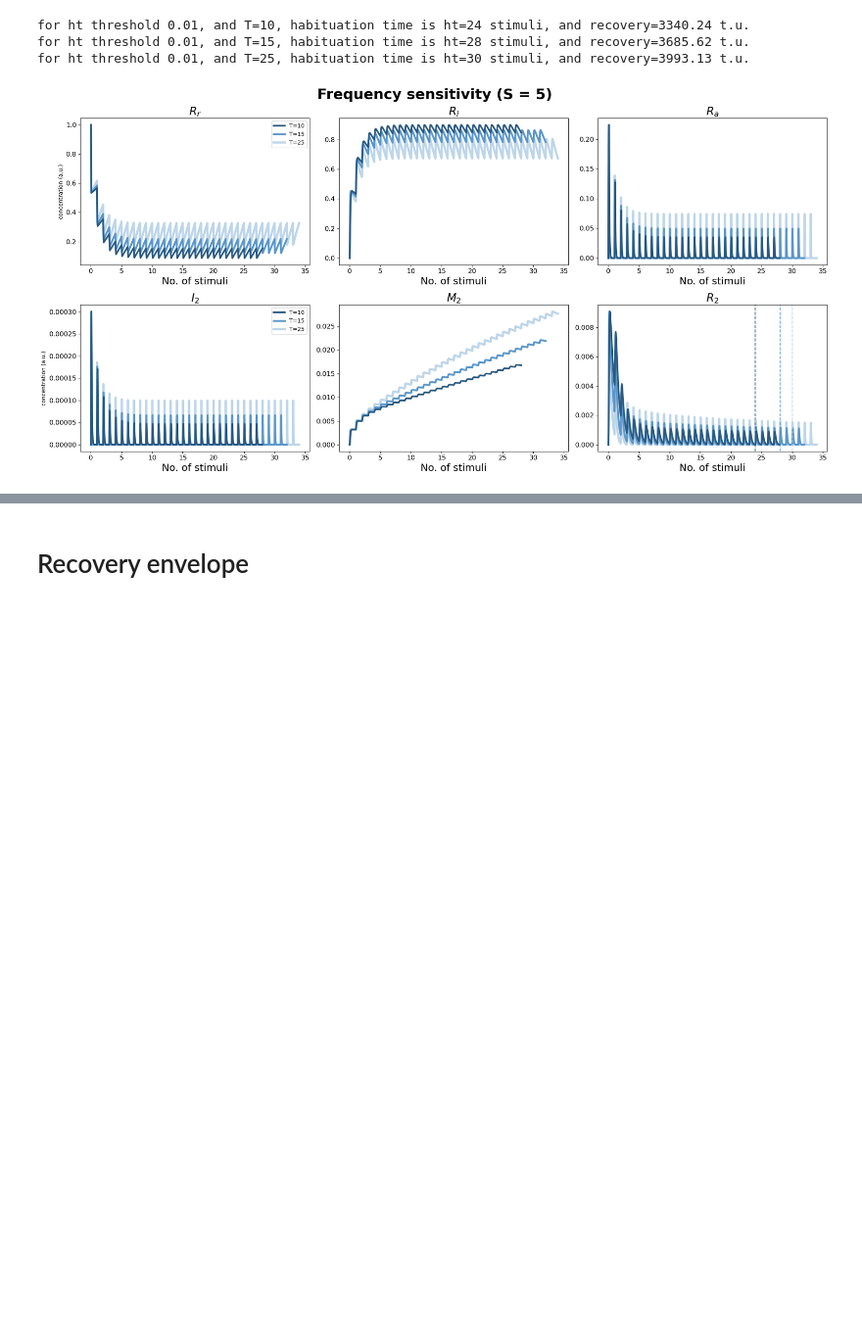
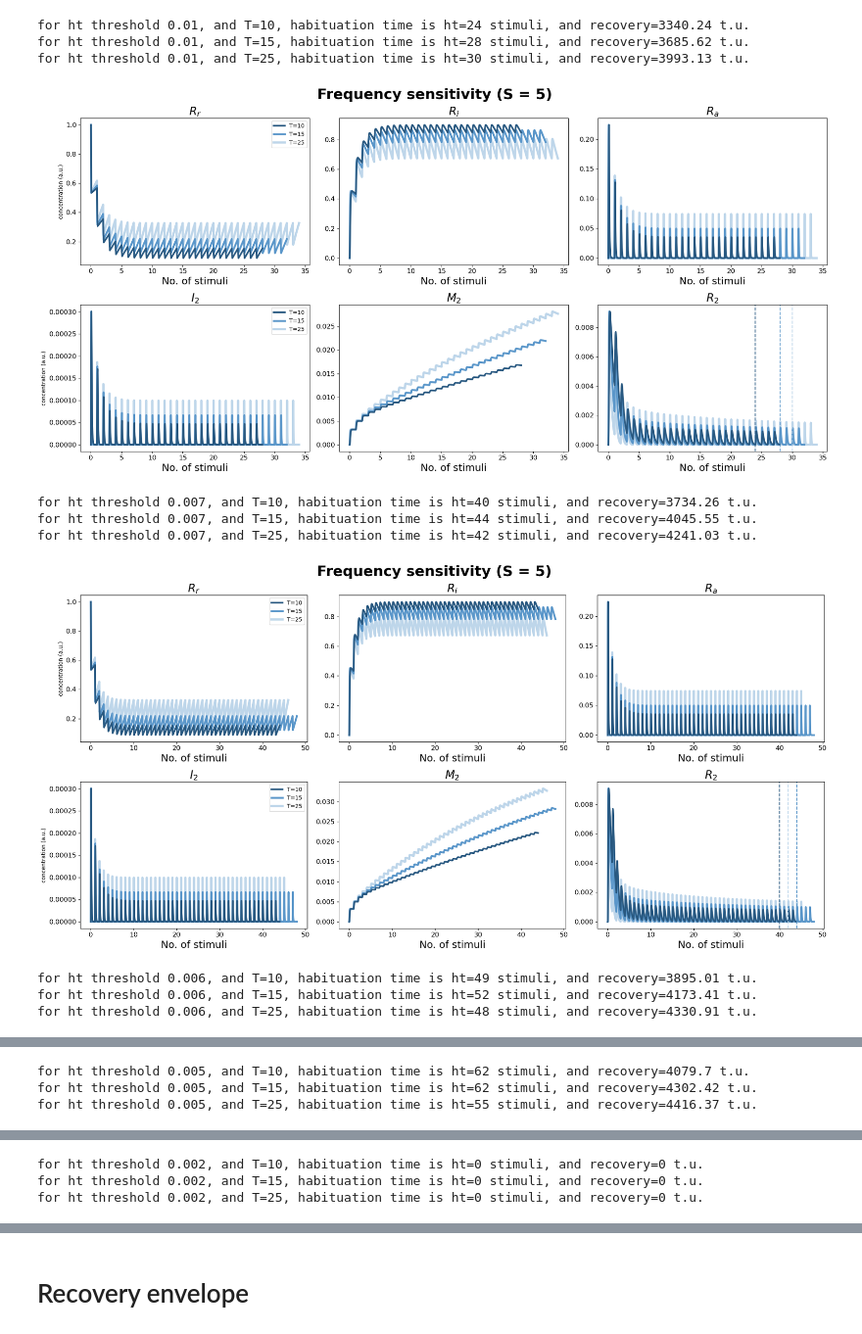
Before and after one commit to theobiolab/habituation, a Jupyter notebook: receptor_feedforward.ipynb, the cells around one changed output, grey strips where cells are left out. Shown at 98% size. Cells and saved outputs as stored; diff of their text form; code cells hidden in the pictures; blank space fills up the shorter version.

```diff
--- a/receptor_feedforward.ipynb
+++ b/receptor_feedforward.ipynb
@@ -37,7 +37,8 @@ mys = system.System(f,p0, X0,output_var_idx=-1,steps_per_time=100,hmax=0.01)
 # %%
 S=5
 T_scan_set = [10, 15,25]
-for ht_threshold in [0.01]:
+#for ht_threshold in [0.01]:
+for ht_threshold in [0.01,0.007,0.006,0.005,0.002]:
     traj = []
     tvecs = []
     ht = []
@@ -72,30 +73,37 @@ for ht_threshold in [0.01]:
                     ax=axes[0][1]
                 elif k==2:
                     ax=axes[0][2]
                 elif k==3:
                     ax=axes[1][0]
                 elif k==4:
                     ax=axes[1][1]
                 elif k==5:
                     ax=axes[1][2]
                     ax.axvline(x=ht[j],linestyle="--",color=colors[j])
                 ax.set_title(labels[k], fontsize=20)
                 ax.plot(tvec, y[:,k], color=colors[j], lw=lw[j], alpha=al[j],label="T=%d"%T,zorder=(2-j))
 
 
                 ax.set_xlabel('No. of stimuli', fontsize=18)
                 ax.xaxis.set_tick_params(labelsize=12)
                 ax.yaxis.set_tick_params(labelsize=12)
 
                 if ax==axes[0][0] or ax==axes[1][0]:
                     ax.set_ylabel('concentration (a.u.)')
                     ax.legend()
         #sns.despine()
         fig.suptitle('Frequency sensitivity (S = %d)'%S,  fontweight="bold", fontsize=26)
         plt.tight_layout()
         plt.show()
 # %% [output]
 for ht threshold 0.01, and T=10, habituation time is ht=24 stimuli, and recovery=3340.24 t.u.
 for ht threshold 0.01, and T=15, habituation time is ht=28 stimuli, and recovery=3685.62 t.u.
 for ht threshold 0.01, and T=25, habituation time is ht=30 stimuli, and recovery=3993.13 t.u.
 [figure]
+for ht threshold 0.007, and T=10, habituation time is ht=40 stimuli, and recovery=3734.26 t.u.
+for ht threshold 0.007, and T=15, habituation time is ht=44 stimuli, and recovery=4045.55 t.u.
+for ht threshold 0.007, and T=25, habituation time is ht=42 stimuli, and recovery=4241.03 t.u.
+[figure, added]
+for ht threshold 0.006, and T=10, habituation time is ht=49 stimuli, and recovery=3895.01 t.u.
+for ht threshold 0.006, and T=15, habituation time is ht=52 stimuli, and recovery=4173.41 t.u.
+for ht threshold 0.006, and T=25, habituation time is ht=48 stimuli, and recovery=4330.91 t.u.
@@ -101,0 +111,3 @@ for ht threshold 0.01, and T=25, habituation time is ht=30 stimuli, and recovery
+for ht threshold 0.005, and T=10, habituation time is ht=62 stimuli, and recovery=4079.7 t.u.
+for ht threshold 0.005, and T=15, habituation time is ht=62 stimuli, and recovery=4302.42 t.u.
+for ht threshold 0.005, and T=25, habituation time is ht=55 stimuli, and recovery=4416.37 t.u.
@@ -101,0 +115,3 @@ for ht threshold 0.01, and T=25, habituation time is ht=30 stimuli, and recovery
+for ht threshold 0.002, and T=10, habituation time is ht=0 stimuli, and recovery=0 t.u.
+for ht threshold 0.002, and T=15, habituation time is ht=0 stimuli, and recovery=0 t.u.
+for ht threshold 0.002, and T=25, habituation time is ht=0 stimuli, and recovery=0 t.u.
```
Also changed, not shown: parts of 2 cells of this notebook, 4 other files.
